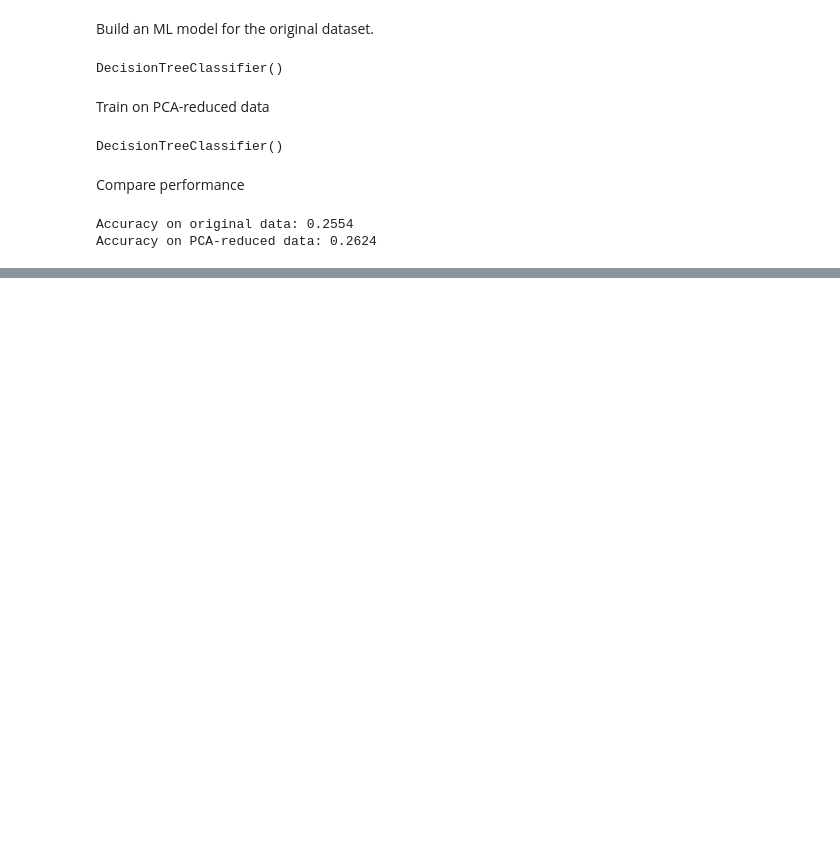
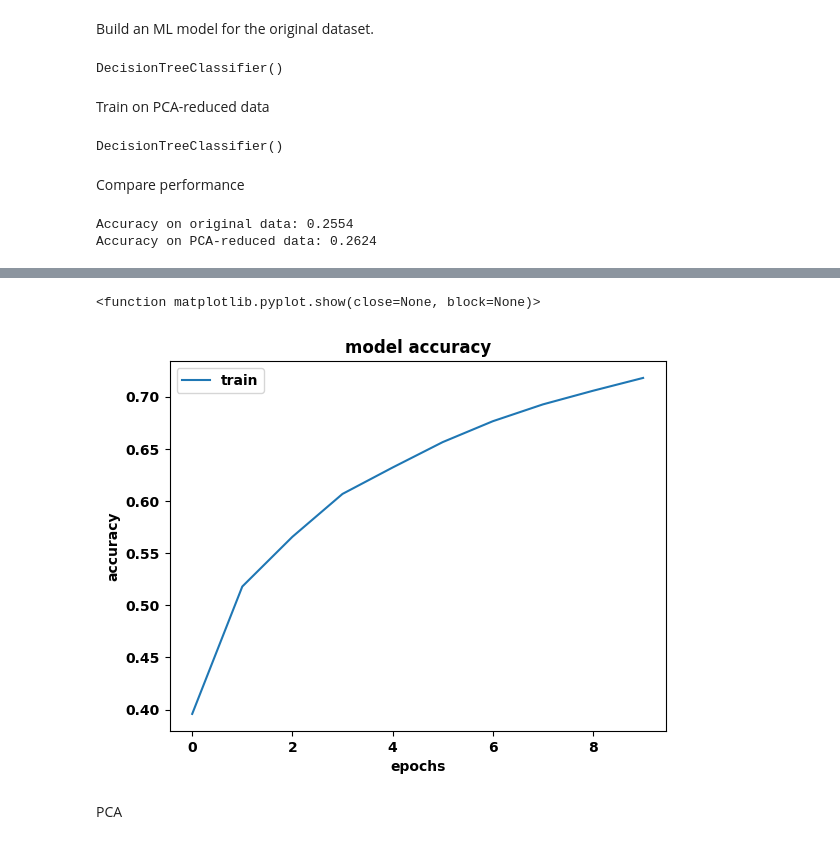
Before and after one commit to nickbelgau/STA6257_PCA, a Jupyter notebook: pca_with_CIFAR10.ipynb, the cells around one changed output, grey strips where cells are left out. Drawn from its saved outputs; the diff is of its cells as text; code cells hidden in the pictures; blank space fills up the shorter version.

```diff
--- a/pca_with_CIFAR10.ipynb
+++ b/pca_with_CIFAR10.ipynb
@@ -119,0 +130,36 @@ Accuracy on PCA-reduced data: 0.2624
+# %%
+import tensorflow as tf
+from tensorflow import keras
+from tensorflow.keras import layers
+import numpy as np
+import matplotlib.pyplot as plt
+
+
+model = tf.keras.Sequential(
+    [
+        tf.keras.layers.Input(shape= (32,32,3)),
+        tf.keras.layers.Conv2D(32, 3, padding = "valid", activation = "relu"),
+        tf.keras.layers.MaxPooling2D(pool_size = (2,2)),
+        tf.keras.layers.Conv2D(64, 3, activation = "relu"),
+        tf.keras.layers.MaxPooling2D(pool_size = (2,2)),
+        tf.keras.layers.Conv2D(128, 3, activation = "relu"),
+        tf.keras.layers.Flatten(),
+        tf.keras.layers.Dense(64, activation = "relu"),
+        tf.keras.layers.Dense(10, activation='softmax'),
+
+    ]
+)
+
+model.summary()
+
+# from keras.utils import plot_model
+# plot_model(model, to_file = 'model.png')
+
+
+model.compile(
+    loss = keras.losses.SparseCategoricalCrossentropy(from_logits = False),
+    optimizer = keras.optimizers.Adam(learning_rate=3e-4),
+    metrics =["accuracy"],
+)
+
+model_cnn = model.fit(x_train, y_train, batch_size = 64, epochs = 10,verbose = 2)
@@ -119,0 +210,12 @@ Accuracy on PCA-reduced data: 0.2624
+# %%
+plt.plot(model_cnn.history['accuracy'])
+plt.title('model accuracy')
+plt.ylabel('accuracy')
+plt.xlabel('epochs')
+plt.legend(['train'], loc = 'upper left')
+plt.show
+# %% [output]
+<function matplotlib.pyplot.show(close=None, block=None)>
+[figure, added]
+# %% [markdown]
+PCA
```
Also changed, not shown: parts of 8 cells of this notebook.
